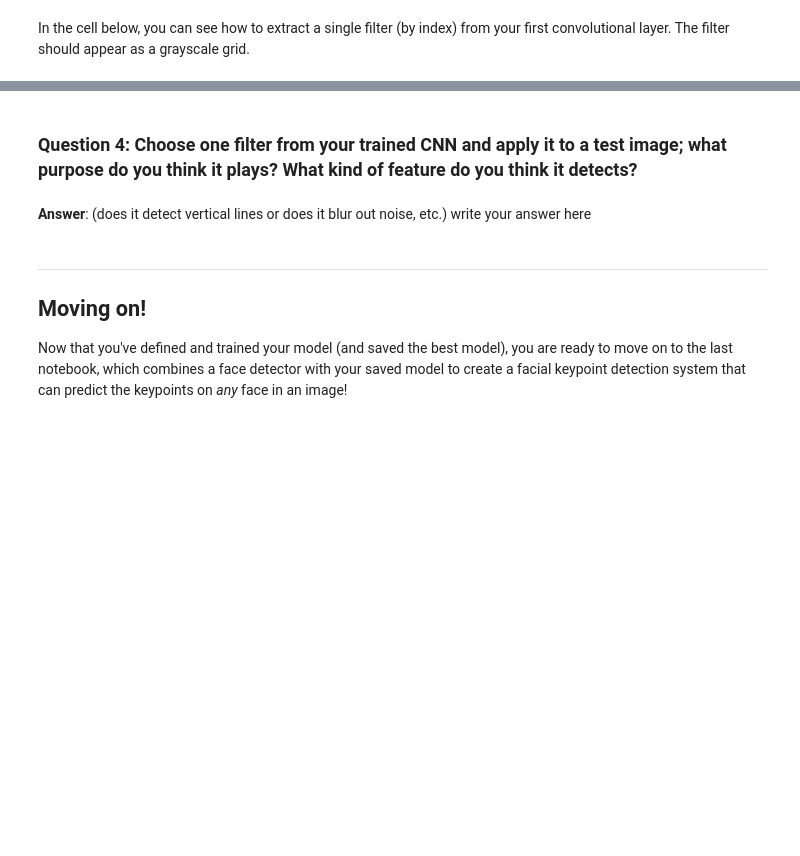
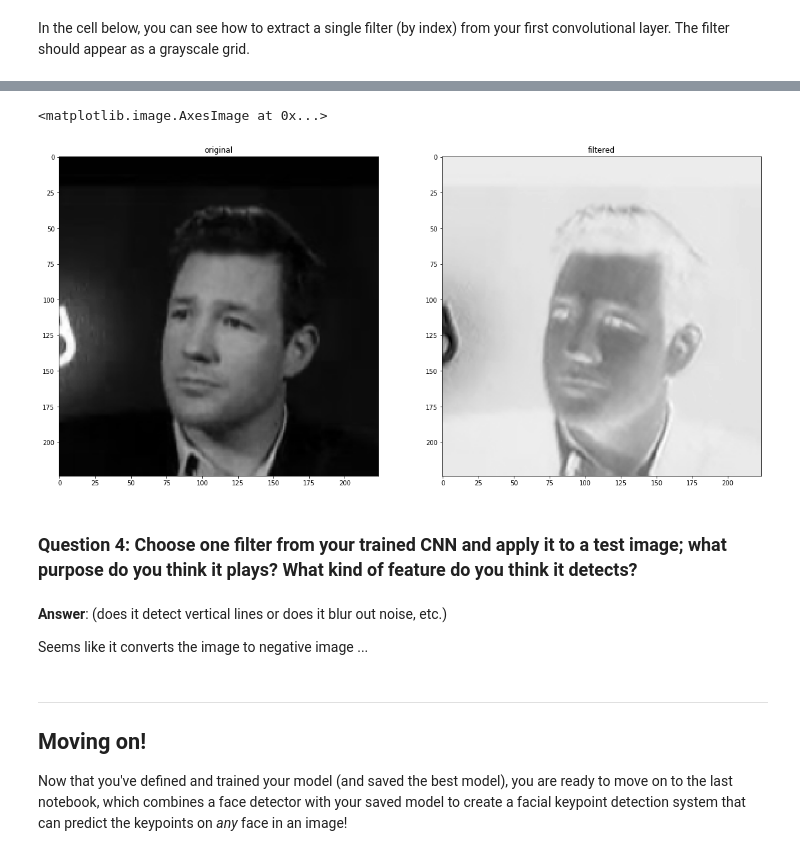
Before and after one commit to ptgamr/P1_Facial_Keypoints, a Jupyter notebook: 2. Define the Network Architecture.ipynb, the cells around one changed output, grey strips where cells are left out. Cells and saved outputs as stored; diff of their text form; code cells hidden in the pictures; blank space fills up the shorter version.

Commit message:
more progress on visualization the using filter2D

```diff
--- a/2. Define the Network Architecture.ipynb
+++ b/2. Define the Network Architecture.ipynb
@@ -710,13 +719,40 @@ Next, choose a test image and filter it with one of the convolutional kernels in
 ---
 # %%
 ##TODO: load in and display any image from the transformed test dataset
+# iterate through the test dataset
+dataiter = iter(test_loader)
+data = dataiter.next()
+images = data['image']
+
+images = images.numpy()
+
+# select an image by index
+idx = 1
+img = np.squeeze(images[idx])
+
+# Use OpenCV's filter2D function
 
 ## TODO: Using cv's filter2D function,
 ## apply a specific set of filter weights (like the one displayed above) to the test image
+
+filtered = cv2.filter2D(img, -1, w[0][0])
+
+f, (ax1, ax2) = plt.subplots(1, 2, figsize=(20,10))
+
+ax1.set_title('original')
+ax1.imshow(img, cmap='gray')
+
+ax2.set_title('filtered')
+ax2.imshow(filtered, cmap='gray')
+# %% [output]
+<matplotlib.image.AxesImage at 0x...>
+[figure, added]
 # %% [markdown]
 ### Question 4: Choose one filter from your trained CNN and apply it to a test image; what purpose do you think it plays? What kind of feature do you think it detects?
 # %% [markdown]
-**Answer**: (does it detect vertical lines or does it blur out noise, etc.) write your answer here
+**Answer**: (does it detect vertical lines or does it blur out noise, etc.)
+
+Seems like it converts the image to negative image ...
 # %% [markdown]
 ---
 ## Moving on!
```
Also changed, not shown: parts of 1 cell of this notebook.
